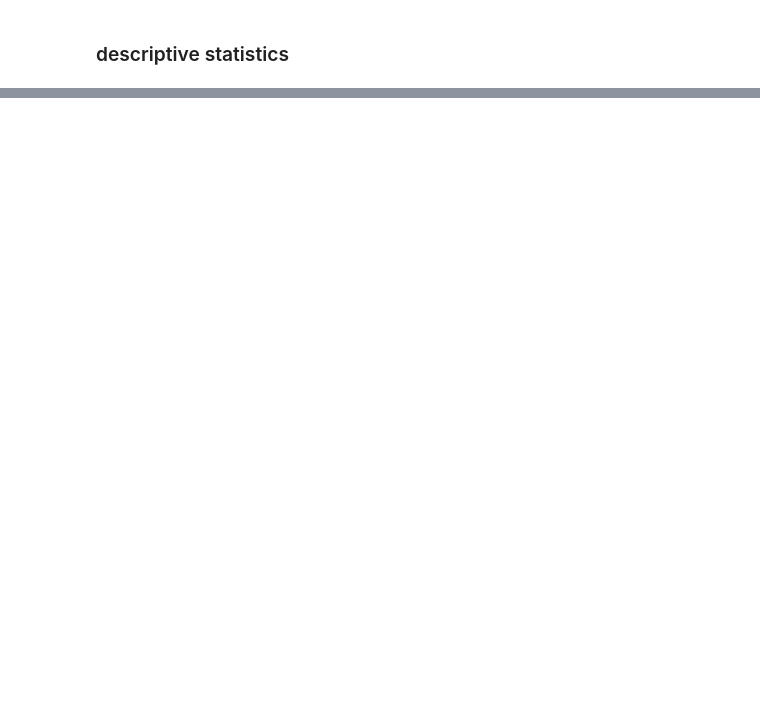
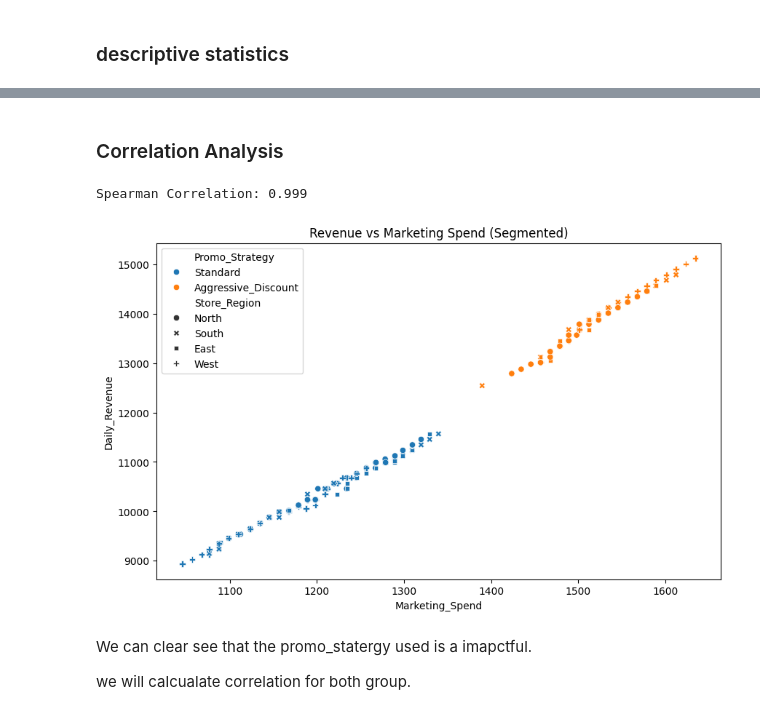
Before and after one commit to Mohith-151/week-7-project, a Jupyter notebook: statistical_analysis.ipynb, the cells around one changed output, grey strips where cells are left out. Saved outputs shown, nothing was run; the diff lists cells and outputs as text; code cells hidden in the pictures; blank space fills up the shorter version.

```diff
--- a/statistical_analysis.ipynb
+++ b/statistical_analysis.ipynb
@@ -31,0 +119,7 @@ df.describe()
+# %%
+# Creating a new column with the log of Revenue
+df['Log_Revenue'] = np.log(df['Daily_Revenue'])
+
+# Now, run the Shapiro test on the NEW column
+stat, p = shapiro(df['Log_Revenue'])
+print(f"Log Revenue P-value: {p:.3f}")
@@ -31,0 +132,20 @@ df.describe()
+# %% [markdown]
+### Correlation Analysis
+# %%
+# Using 'spearman' for non-normal data
+correlation = df['Marketing_Spend'].corr(df['Daily_Revenue'], method='spearman')
+print(f"Spearman Correlation: {correlation:.3f}")
+# %% [output]
+Spearman Correlation: 0.999
+# %%
+# This plot will show us if the "M" is caused by the Promo Strategy
+plt.figure(figsize=(10, 6))
+sns.scatterplot(data=df, x='Marketing_Spend', y='Daily_Revenue', hue='Promo_Strategy', style='Store_Region')
+plt.title("Revenue vs Marketing Spend (Segmented)")
+plt.show()
+# %% [output]
+[figure, added]
+# %% [markdown]
+We can clear see that the promo_statergy used is a imapctful.
+
+we will calcualate correlation for both group.
```
Also changed, not shown: parts of 18 cells of this notebook, 1 other file.
